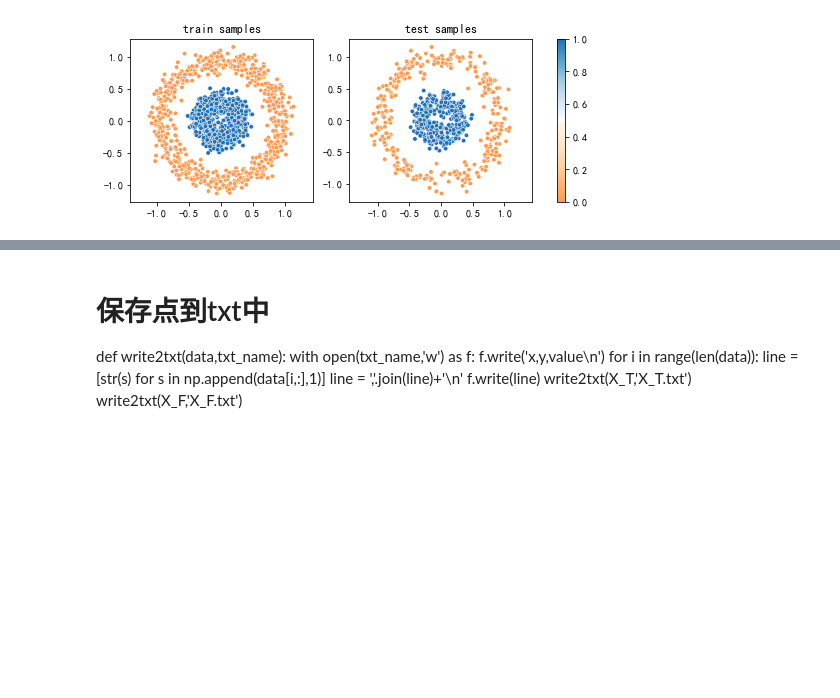
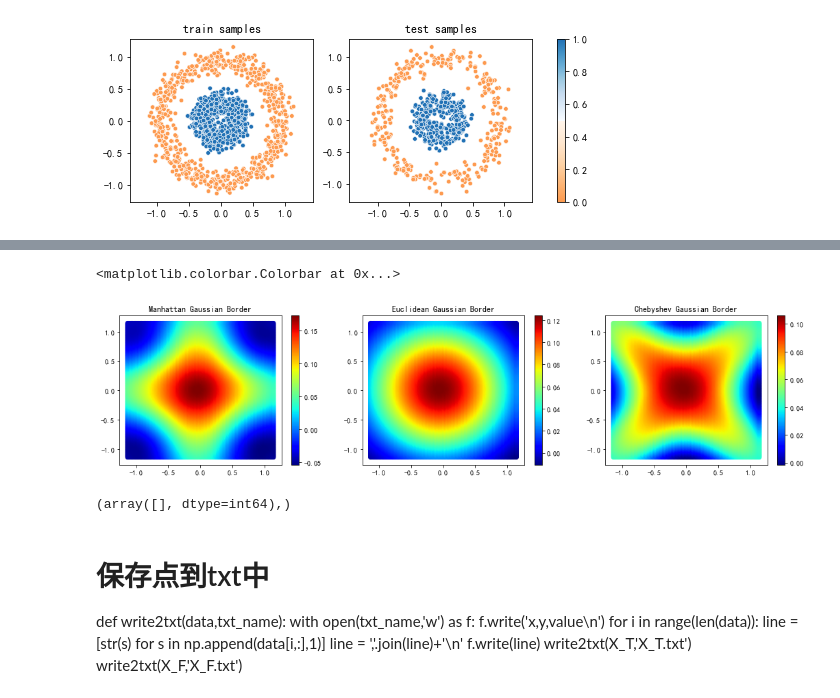
Before and after one commit to XuPenglei/Learn-Something-From-Tang, a Jupyter notebook: 空间内插/KNN学习.ipynb, the cells around one changed output, grey strips where cells are left out. Cells and saved outputs as stored; diff of their text form; code cells hidden in the pictures; blank space fills up the shorter version.

```diff
--- a/空间内插/KNN学习.ipynb
+++ b/空间内插/KNN学习.ipynb
@@ -169,3 +176,31 @@ plt.colorbar(cm3,ax=ax3)
+# %%
+X_ma_P = X_T_ma/len(X_T) - X_F_ma/len(X_F)
+X_eu_P = X_T_eu/len(X_T) - X_F_eu/len(X_F)
+X_ch_P = X_T_ch/len(X_T) - X_F_ch/len(X_F)
+X_ma_border = np.where(X_ma_P==0)
+X_eu_border = np.where(X_eu_P==0)
+X_ch_border = np.where(X_ch_P==0)
+
+fig,(ax1,ax2,ax3) = plt.subplots(1,3,figsize=(18,4))
+cm1 = ax1.scatter(*p.T,c=X_ma_P,cmap='jet')
+ax1.scatter(*p[X_ma_border].T,c='k')
+ax1.set_title('Manhattan Gaussian Border')
+cm2 = ax2.scatter(*p.T,c=X_eu_P,cmap ='jet')
+ax2.scatter(*p[X_eu_border].T,c='k')
+ax2.set_title('Euclidean Gaussian Border')
+cm3 = ax3.scatter(*p.T,c=X_ch_P,cmap ='jet')
+ax3.scatter(*p[X_ch_border].T,c='k')
+ax3.set_title('Chebyshev Gaussian Border')
+cbar = plt.colorbar(cm1,ax=ax1)
+plt.colorbar(cm2,ax=ax2)
+plt.colorbar(cm3,ax=ax3)
+# %% [output]
+<matplotlib.colorbar.Colorbar at 0x...>
+[figure, added]
+# %%
+X_ma_border
+# %% [output]
+(array([], dtype=int64),)
 # %% [markdown]
 # 保存点到txt中
 def write2txt(data,txt_name):
```
Also changed, not shown: parts of 4 cells of this notebook.
